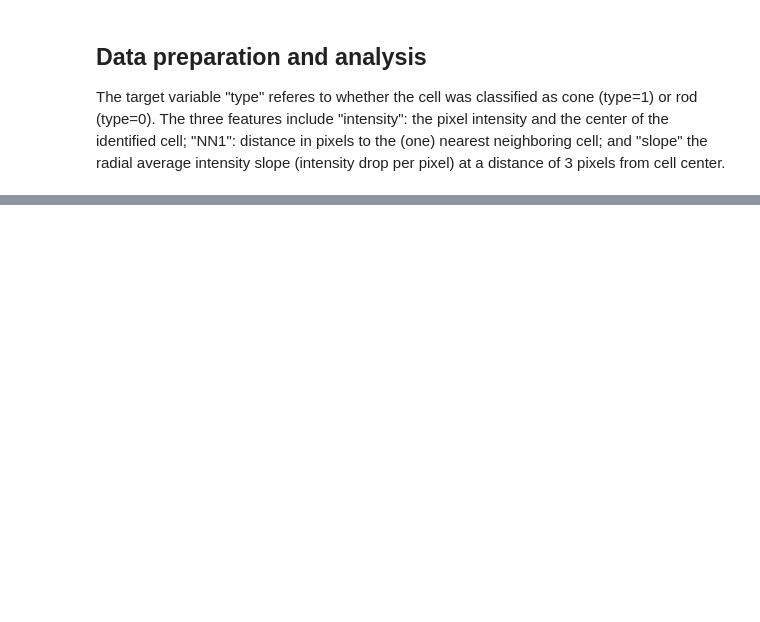
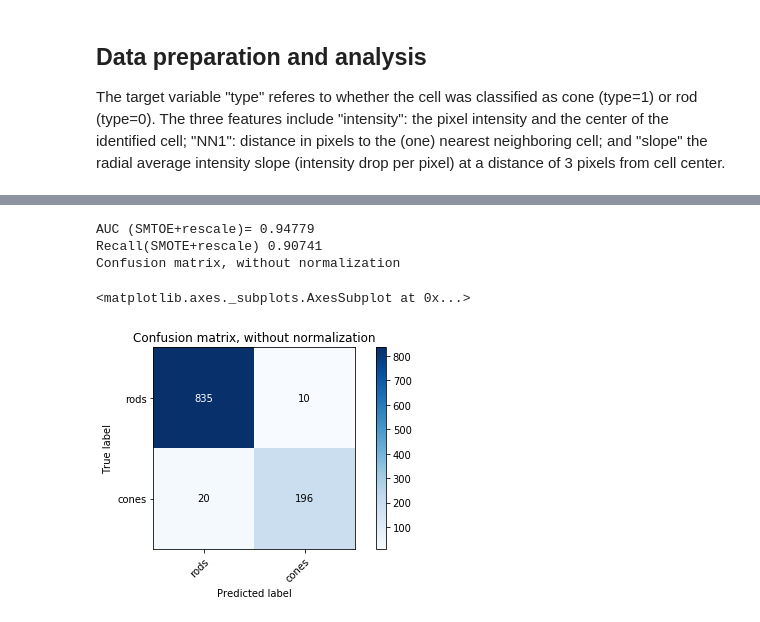
Before and after one commit to ewellsgray/data_science, a Jupyter notebook: pr_cells/cell_predict.ipynb, the cells around one changed output, grey strips where cells are left out. Cells and saved outputs as stored; diff of their text form; code cells hidden in the pictures; blank space fills up the shorter version.

```diff
--- a/pr_cells/cell_predict.ipynb
+++ b/pr_cells/cell_predict.ipynb
@@ -236,0 +260,22 @@ Normalized confusion matrix
+# %%
+clf_rf = RandomForestClassifier(n_estimators=25, random_state=0)
+
+clf_rf.fit(x_train, y_train)
+y_predict_rf = clf_rf.predict(x_valid)
+
+auc = roc_auc_score(y_valid, y_predict_rf)
+print('AUC (SMTOE+rescale)=',round(auc,5))
+recall= recall_score(y_valid, y_predict_rf)
+print('Recall(SMOTE+rescale)',round(recall,5))
+
+cm = confusion_matrix(y_valid, y_predict_rf)
+plot_confusion_matrix(y_valid, y_predict_rf, classes=['rods','cones'],
+                          normalize=False,
+                          title=None,
+                          cmap=plt.cm.Blues)
+# %% [output]
+AUC (SMTOE+rescale)= 0.94779
+Recall(SMOTE+rescale) 0.90741
+Confusion matrix, without normalization
+<matplotlib.axes._subplots.AxesSubplot at 0x...>
+[figure, added]
```
Also changed, not shown: parts of 20 cells of this notebook.
